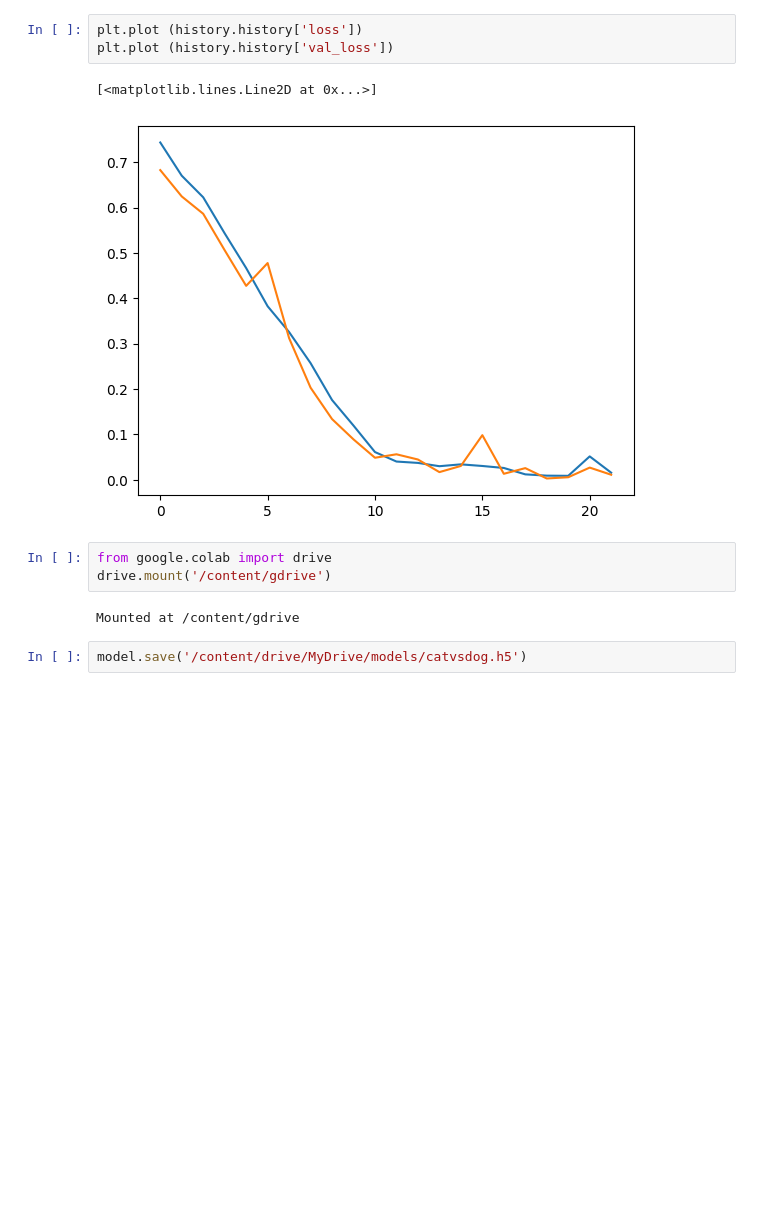
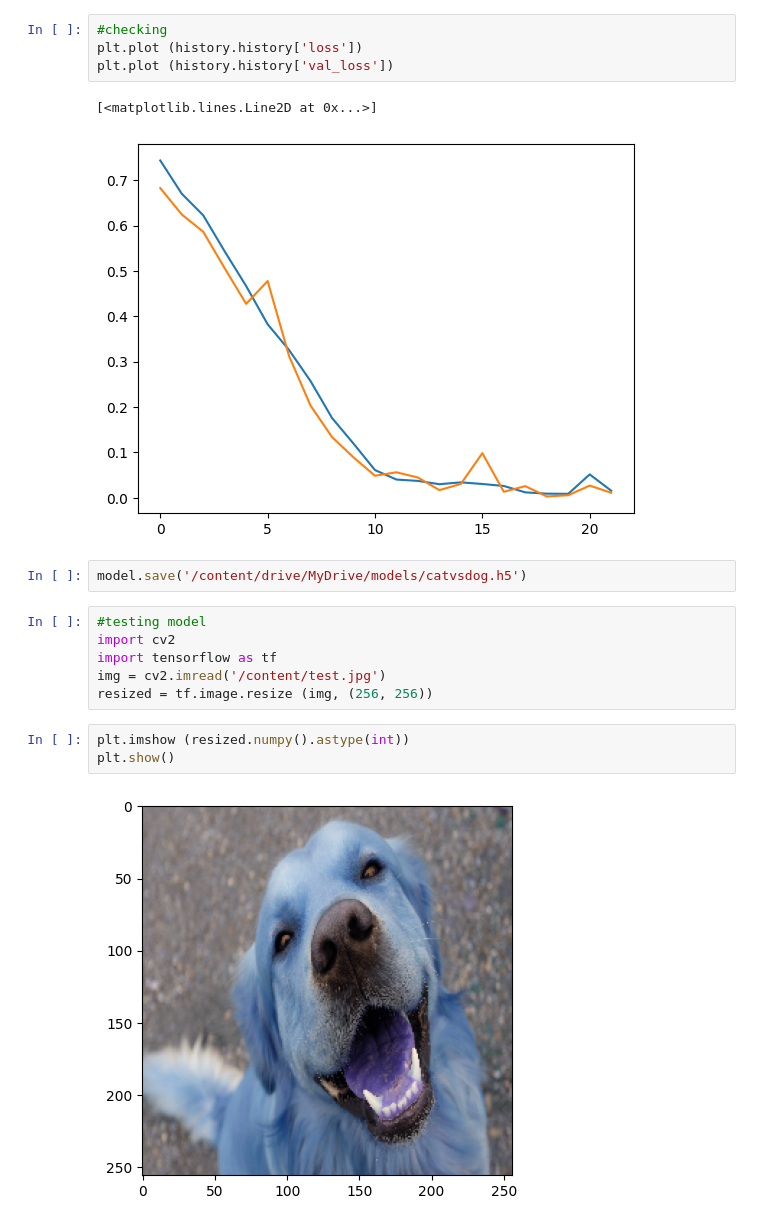
Before and after one commit to pbcong/catvsdog, a Jupyter notebook: model_building.ipynb, the cells around one changed output. Cells and saved outputs as stored; diff of their text form; blank space fills up the shorter version.

```diff
--- a/model_building.ipynb
+++ b/model_building.ipynb
@@ -135,15 +115,22 @@ Epoch 21/100
 Epoch 22/100
 86/86 [==============================] - 9s 103ms/step - loss: 0.0157 - accuracy: 0.9964 - val_loss: 0.0112 - val_accuracy: 0.9975
 # %%
+#checking
 plt.plot (history.history['loss'])
 plt.plot (history.history['val_loss'])
 # %% [output]
 [<matplotlib.lines.Line2D at 0x...>]
 [figure]
-# %%
-from google.colab import drive
-drive.mount('/content/gdrive')
-# %% [output]
-Mounted at /content/gdrive
 # %%
 model.save('/content/drive/MyDrive/models/catvsdog.h5')
+# %%
+#testing model
+import cv2
+import tensorflow as tf
+img = cv2.imread('/content/test.jpg')
+resized = tf.image.resize (img, (256, 256))
+# %%
+plt.imshow (resized.numpy().astype(int))
+plt.show()
+# %% [output]
+[figure, added]
```
Also changed, not shown: parts of 28 cells of this notebook.
